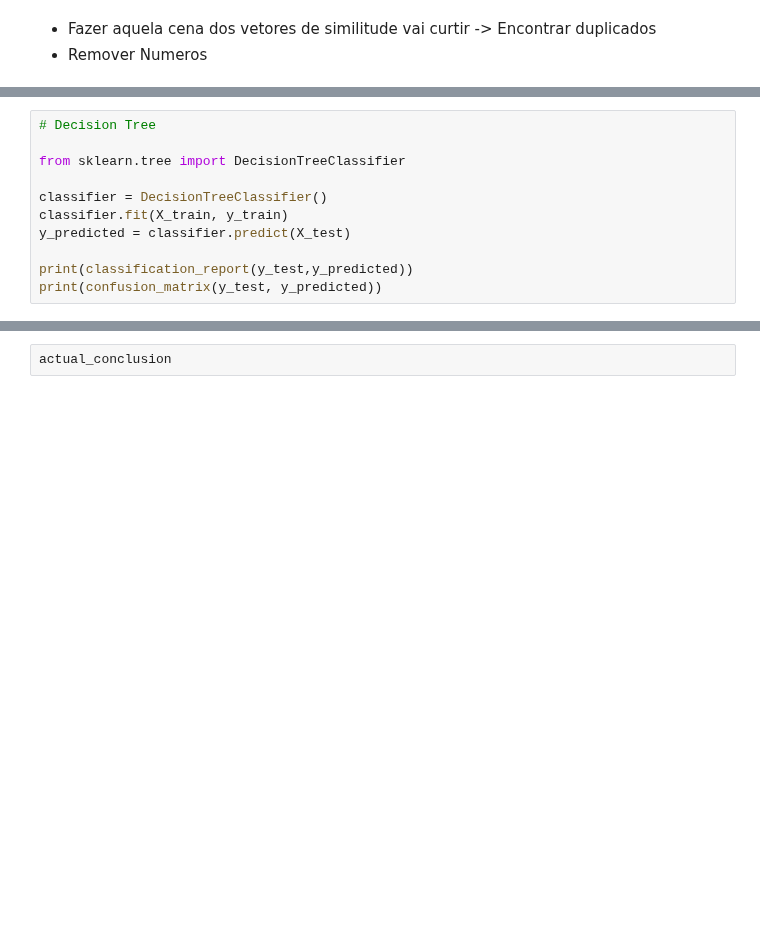
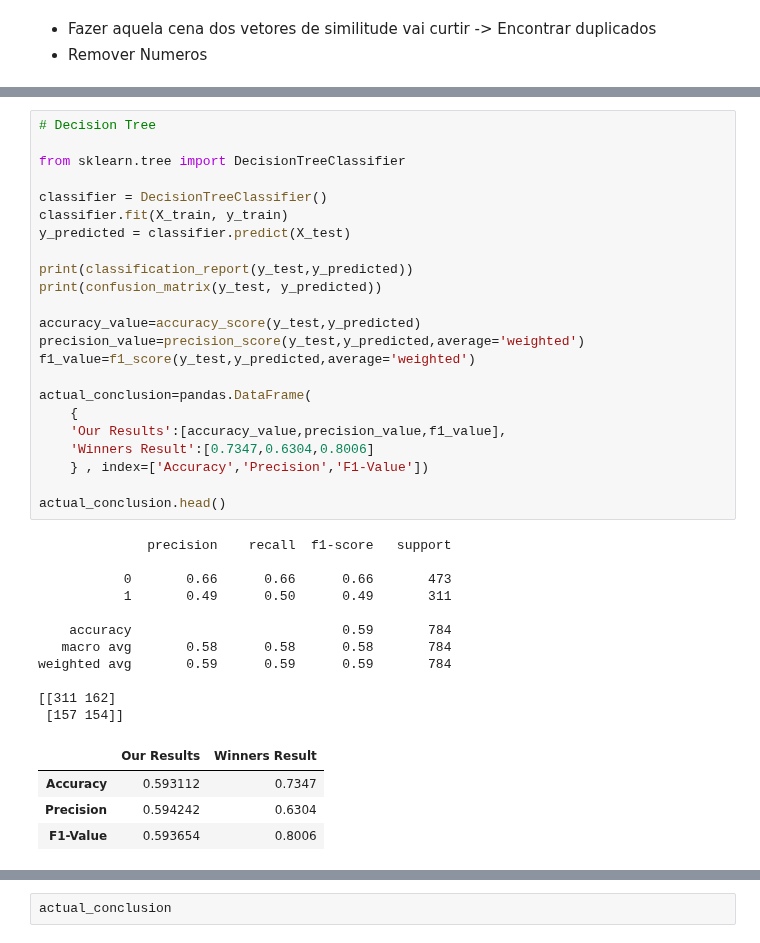
Before and after one commit to arubenruben/IART-Irony-Detection-In-English-Tweets, a Jupyter notebook: src/Irony Detection in English Tweets.ipynb, the cells around one changed output, grey strips where cells are left out. Cells and saved outputs as stored; diff of their text form; blank space fills up the shorter version.

```diff
--- a/src/Irony Detection in English Tweets.ipynb
+++ b/src/Irony Detection in English Tweets.ipynb
@@ -392,14 +433,42 @@ weighted avg       0.64      0.65      0.64       784
 # %%
 # Decision Tree
 
 from sklearn.tree import DecisionTreeClassifier
 
 classifier = DecisionTreeClassifier()
 classifier.fit(X_train, y_train)
 y_predicted = classifier.predict(X_test)
 
 print(classification_report(y_test,y_predicted))
 print(confusion_matrix(y_test, y_predicted))
+
+accuracy_value=accuracy_score(y_test,y_predicted)
+precision_value=precision_score(y_test,y_predicted,average='weighted')
+f1_value=f1_score(y_test,y_predicted,average='weighted')
+
+actual_conclusion=pandas.DataFrame(
+    {
+    'Our Results':[accuracy_value,precision_value,f1_value],
+    'Winners Result':[0.7347,0.6304,0.8006]
+    } , index=['Accuracy','Precision','F1-Value'])
+
+actual_conclusion.head()
+# %% [output]
+              precision    recall  f1-score   support
+
+           0       0.66      0.66      0.66       473
+           1       0.49      0.50      0.49       311
+
+    accuracy                           0.59       784
+   macro avg       0.58      0.58      0.58       784
+weighted avg       0.59      0.59      0.59       784
+
+[[311 162]
+ [157 154]]
+|  | Our Results | Winners Result |
+| Accuracy | 0.593112 | 0.7347 |
+| Precision | 0.594242 | 0.6304 |
+| F1-Value | 0.593654 | 0.8006 |
 # %%
 # Neural Network
 from sklearn.preprocessing import StandardScaler
```
Also changed, not shown: parts of 10 cells of this notebook, 1 other file.
